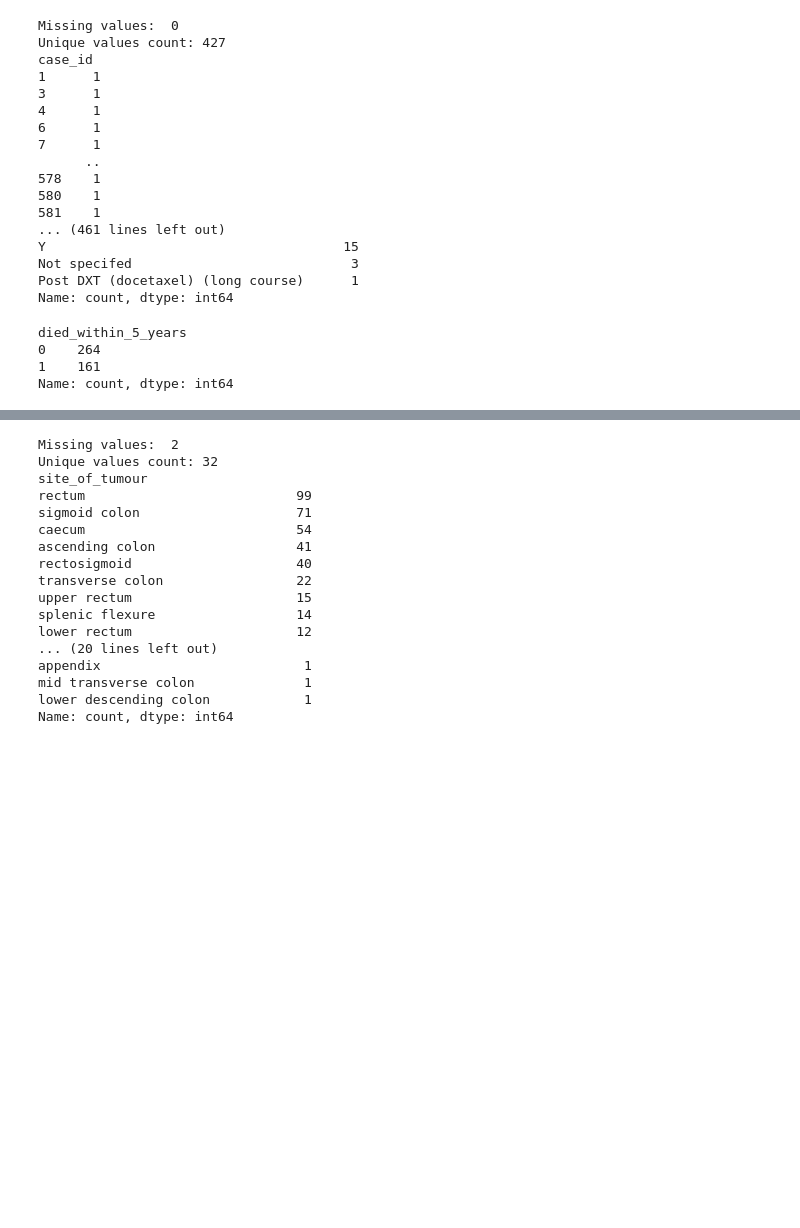
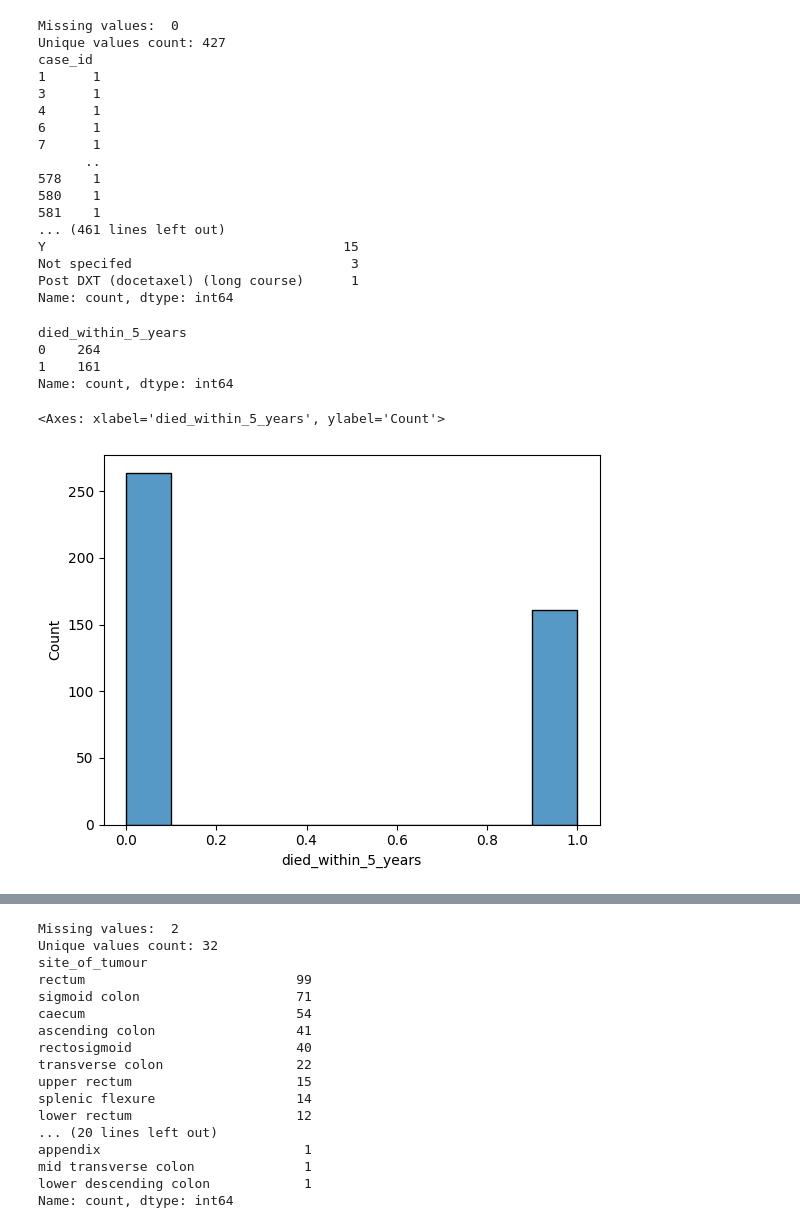
Before and after one commit to taming3joy/AIC-201, a Jupyter notebook: Taming AIC-201 Neural Network.ipynb, the cells around one changed output, grey strips where cells are left out. Saved outputs shown, nothing was run; the diff lists cells and outputs as text; code cells hidden in the pictures; blank space fills up the shorter version.

```diff
--- a/Taming AIC-201 Neural Network.ipynb
+++ b/Taming AIC-201 Neural Network.ipynb
@@ -112,18 +112,26 @@ Not specifed                            3
 Post DXT (docetaxel) (long course)      1
 Name: count, dtype: int64
 # %%
-df=df.drop(labels=["case_id","days_till_death"],axis=1) #Drop case id since not needed
-#"days_till_death" cannot be used, since if "days_till_death" = Alive -> died_within_5_years = 0, and 1 otherwise
-df=df.drop(labels=["crc_primary_cause_of_death","pM","em_lvi_notes"],axis=1) #Too many missing values
+#Dropping attributes
+df=df.drop(labels=["case_id","days_till_death"],axis=1) #Drop case_id since not needed
+#days_till_death cannot be used, since if "days_till_death" = Alive -> died_within_5_years = 0, and 1 otherwise
+df=df.drop(labels=["crc_primary_cause_of_death","pM","em_lvi_notes","distance_to_peritoneum_macroscopic_measurement","pre-op_radio","pre-op_chemo"],axis=1) #Too many missing values
+df=df.drop(labels=["primary_metastatic","tumour_type"],axis=1) #For primary_metastatic, the whole column is entirely "P". For tumour_type, it is entirely filled with "A/C"
 # %%
-df = df[df["died_within_5_years"].isna() == False] #Remove all empty records of "died_within_5_years"
+#Remove all empty records of "died_within_5_years" since results is unknown
+df = df[df["died_within_5_years"].isna() == False]
 df["died_within_5_years"]=df["died_within_5_years"].astype(int) #Convert to int64 datatype
-df["died_within_5_years"].value_counts()
+print(df["died_within_5_years"].value_counts())
+
+#Visualizations of distribution
+sns.histplot(df["died_within_5_years"])
 # %% [output]
 died_within_5_years
 0    264
 1    161
 Name: count, dtype: int64
+<Axes: xlabel='died_within_5_years', ylabel='Count'>
+[figure, added]
 # %%
 #Cleaning the sex attribute
 print("Missing values: ",df['sex'].isna().sum())
```
Also changed, not shown: parts of 13 cells of this notebook.
